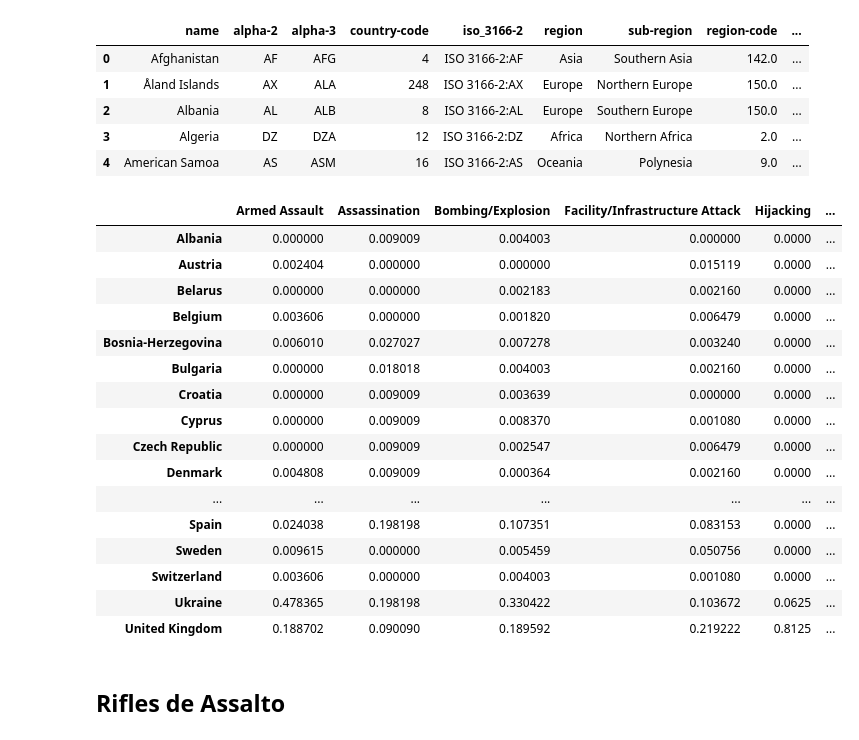
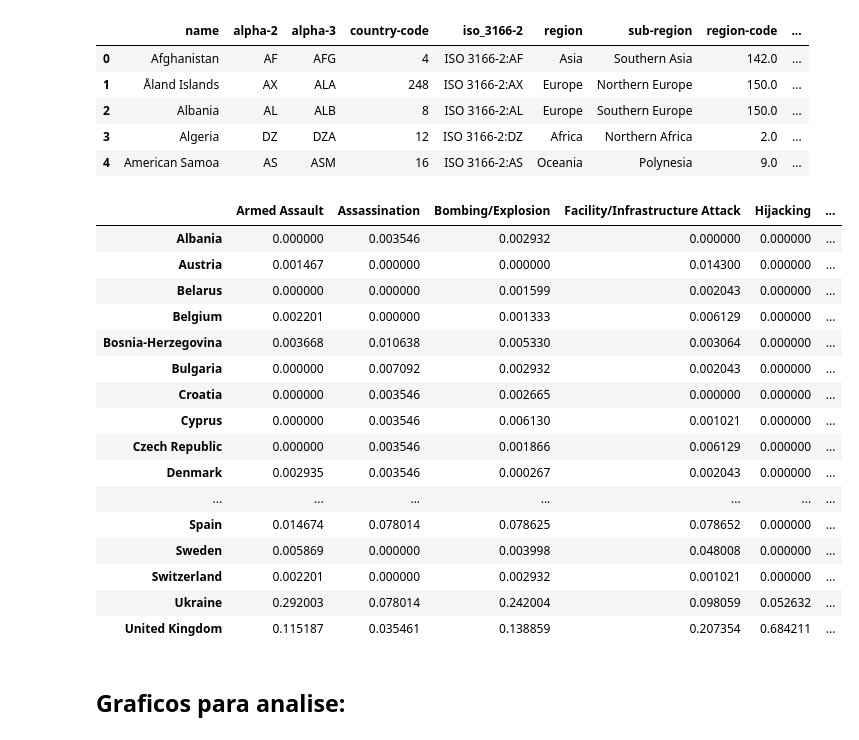
Before and after one commit to gpizzigh/CD-Projeto-3, a Jupyter notebook: Teste do mapa mundi.ipynb, the cells around one changed output. Drawn from its saved outputs; the diff is of its cells as text; code cells hidden in the pictures.

```diff
--- a/Teste do mapa mundi.ipynb
+++ b/Teste do mapa mundi.ipynb
@@ -26,6 +33,7 @@ Columns (4,6,31,33,53,61,62,63,76,79,90,92,94,96,114,115,121) have mixed types.
 | 4 | 197001000003 | 1970 | 1 | 0 | NaN | 0 | NaN | 101 | Japan | 4 | ... |
 5 rows × 135 columns
 # %%
+# lipando o Database
 dt = dt.loc[:, ['iyear','imonth','iday','country','gname',
 'country_txt',
 'region_txt',
@@ -52,6 +60,6 @@ dt = dt.loc[:, ['iyear','imonth','iday','country','gname',
  'nwound',]]
 dt= dt[(dt.region_txt=="Eastern Europe")|(dt.region_txt=="Western Europe")]
 dt = dt[dt.iyear >= 2000]
-dt = dt[dt.country_txt != 'Russia']
+#dt = dt[dt.country_txt != 'Russia']
 dt.nkill = dt.nkill.fillna(0)
 dt.nwound = dt.nwound.fillna(0)
@@ -93,43 +103,43 @@ df.head()
 # %%
 colo_colum = pd.DataFrame(dict_p)
 
 #Encontrando valores dos códigos
 paises = colo_colum.index
 p_codes = []
 for i in range(len(df)):
     for e in paises:
         if e == df.loc[i][0]:
             p_codes.append(df.loc[i][1])
 p_codes = ['ALB', 'AUT', 'BLR', 'BEL','BIH', 'BGR', 'HRV',
            'CYP', 'CZE', 'DNK', 'EST', 'FIN', 'FRA', 'DEU',
            'GRC', 'HUN', 'ISL', 'IRL', 'ITA','RKS', 'LVA',
            'MKD', 'MLT','MDA', 'MNE', 'NLD', 'NOR', 'POL',
-           'PRT', 'ROU', 'SRB','SCG','SVK', 'SVN',
+           'PRT', 'ROU','RUS', 'SRB','SCG','SVK', 'SVN',
            'ESP', 'SWE', 'CHE', 'UKR','GBR']
 
 #Retirando a yugoslavia
 colo_colum = colo_colum.iloc[:-1]
 
 #Criando coluna : "CODE"
 colo_colum["CODE"] = p_codes
 colo_colum
 # %% [output]
 |  | Armed Assault | Assassination | Bombing/Explosion | Facility/Infrastructure Attack | Hijacking | ... |
-| Albania | 0.000000 | 0.009009 | 0.004003 | 0.000000 | 0.0000 | ... |
-| Austria | 0.002404 | 0.000000 | 0.000000 | 0.015119 | 0.0000 | ... |
-| Belarus | 0.000000 | 0.000000 | 0.002183 | 0.002160 | 0.0000 | ... |
-| Belgium | 0.003606 | 0.000000 | 0.001820 | 0.006479 | 0.0000 | ... |
-| Bosnia-Herzegovina | 0.006010 | 0.027027 | 0.007278 | 0.003240 | 0.0000 | ... |
-| Bulgaria | 0.000000 | 0.018018 | 0.004003 | 0.002160 | 0.0000 | ... |
-| Croatia | 0.000000 | 0.009009 | 0.003639 | 0.000000 | 0.0000 | ... |
-| Cyprus | 0.000000 | 0.009009 | 0.008370 | 0.001080 | 0.0000 | ... |
-| Czech Republic | 0.000000 | 0.009009 | 0.002547 | 0.006479 | 0.0000 | ... |
-| Denmark | 0.004808 | 0.009009 | 0.000364 | 0.002160 | 0.0000 | ... |
+| Albania | 0.000000 | 0.003546 | 0.002932 | 0.000000 | 0.000000 | ... |
+| Austria | 0.001467 | 0.000000 | 0.000000 | 0.014300 | 0.000000 | ... |
+| Belarus | 0.000000 | 0.000000 | 0.001599 | 0.002043 | 0.000000 | ... |
+| Belgium | 0.002201 | 0.000000 | 0.001333 | 0.006129 | 0.000000 | ... |
+| Bosnia-Herzegovina | 0.003668 | 0.010638 | 0.005330 | 0.003064 | 0.000000 | ... |
+| Bulgaria | 0.000000 | 0.007092 | 0.002932 | 0.002043 | 0.000000 | ... |
+| Croatia | 0.000000 | 0.003546 | 0.002665 | 0.000000 | 0.000000 | ... |
+| Cyprus | 0.000000 | 0.003546 | 0.006130 | 0.001021 | 0.000000 | ... |
+| Czech Republic | 0.000000 | 0.003546 | 0.001866 | 0.006129 | 0.000000 | ... |
+| Denmark | 0.002935 | 0.003546 | 0.000267 | 0.002043 | 0.000000 | ... |
 | ... | ... | ... | ... | ... | ... | ... |
-| Spain | 0.024038 | 0.198198 | 0.107351 | 0.083153 | 0.0000 | ... |
-| Sweden | 0.009615 | 0.000000 | 0.005459 | 0.050756 | 0.0000 | ... |
-| Switzerland | 0.003606 | 0.000000 | 0.004003 | 0.001080 | 0.0000 | ... |
-| Ukraine | 0.478365 | 0.198198 | 0.330422 | 0.103672 | 0.0625 | ... |
-| United Kingdom | 0.188702 | 0.090090 | 0.189592 | 0.219222 | 0.8125 | ... |
+| Spain | 0.014674 | 0.078014 | 0.078625 | 0.078652 | 0.000000 | ... |
+| Sweden | 0.005869 | 0.000000 | 0.003998 | 0.048008 | 0.000000 | ... |
+| Switzerland | 0.002201 | 0.000000 | 0.002932 | 0.001021 | 0.000000 | ... |
+| Ukraine | 0.292003 | 0.078014 | 0.242004 | 0.098059 | 0.052632 | ... |
+| United Kingdom | 0.115187 | 0.035461 | 0.138859 | 0.207354 | 0.684211 | ... |
-# %% [markdown]
-## Rifles de Assalto
+# %% [markdown]
+## Graficos para analise:
```
Also changed, not shown: parts of 10 cells of this notebook.
